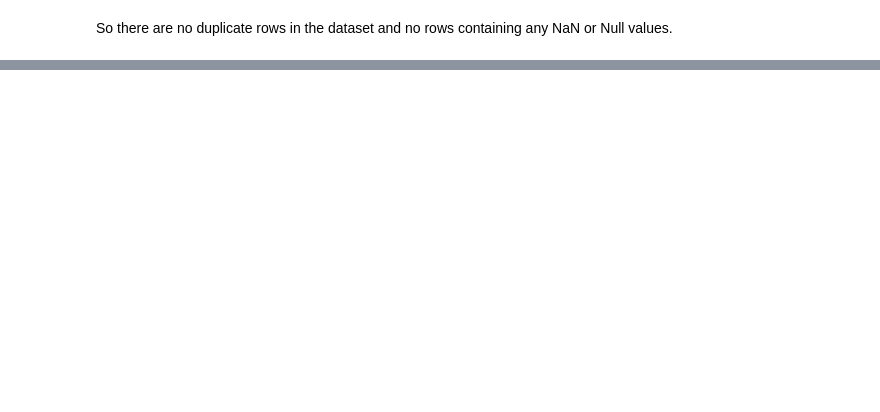
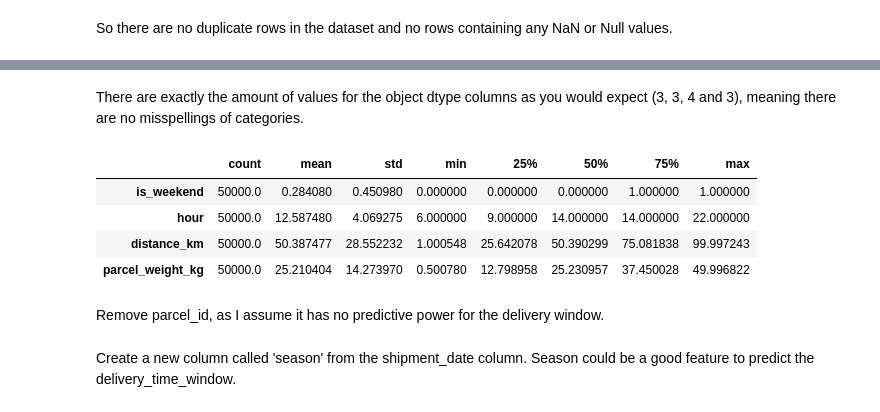
Before and after one commit to BasvVeen/PostNL_Assessment, a Jupyter notebook: Assessment.ipynb, the cells around one changed output, grey strips where cells are left out. Cells and saved outputs as stored; diff of their text form; code cells hidden in the pictures; blank space fills up the shorter version.

```diff
--- a/Assessment.ipynb
+++ b/Assessment.ipynb
@@ -57,0 +81,14 @@ So there are no duplicate rows in the dataset and no rows containing any NaN or
+# %% [markdown]
+There are exactly the amount of values for the object dtype columns as you would expect (3, 3, 4 and 3), meaning there are no misspellings of categories.
+# %%
+delivery_data = delivery_data.drop(['parcel_id'], axis = 1)
+
+delivery_data.describe().T
+# %% [output]
+|  | count | mean | std | min | 25% | 50% | 75% | max |
+| is_weekend | 50000.0 | 0.284080 | 0.450980 | 0.000000 | 0.000000 | 0.000000 | 1.000000 | 1.000000 |
+| hour | 50000.0 | 12.587480 | 4.069275 | 6.000000 | 9.000000 | 14.000000 | 14.000000 | 22.000000 |
+| distance_km | 50000.0 | 50.387477 | 28.552232 | 1.000548 | 25.642078 | 50.390299 | 75.081838 | 99.997243 |
+| parcel_weight_kg | 50000.0 | 25.210404 | 14.273970 | 0.500780 | 12.798958 | 25.230957 | 37.450028 | 49.996822 |
+# %% [markdown]
+Remove parcel_id, as I assume it has no predictive power for the delivery window.
@@ -57,0 +114,2 @@ So there are no duplicate rows in the dataset and no rows containing any NaN or
+# %% [markdown]
+Create a new column called 'season' from the shipment_date column. Season could be a good feature to predict the delivery_time_window.
```
Also changed, not shown: parts of 10 cells of this notebook.
